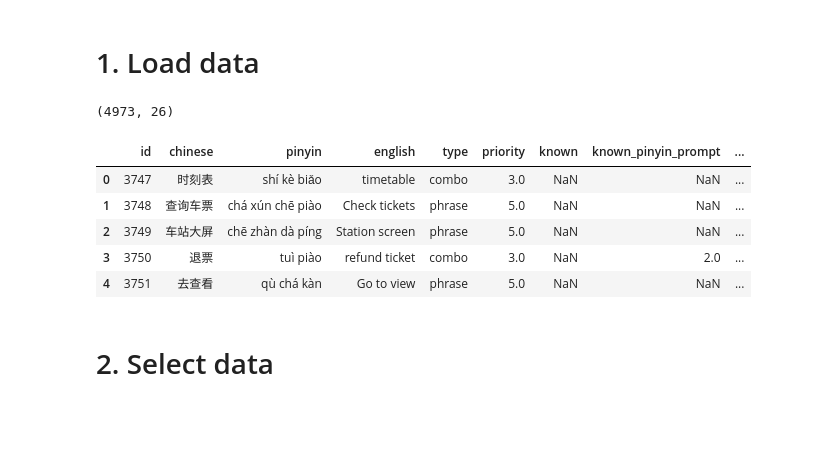
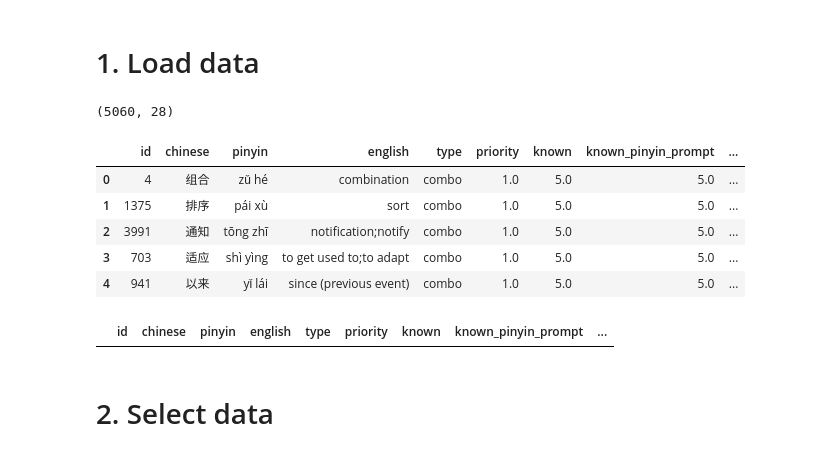
Before and after one commit to srcole/mandarin_data, a Jupyter notebook: 02_audio_generation/02_audio_from_sheet.ipynb, the cells around one changed output. Drawn from its saved outputs; the diff is of its cells as text; code cells hidden in the pictures; blank space fills up the shorter version.

```diff
--- a/02_audio_generation/02_audio_from_sheet.ipynb
+++ b/02_audio_generation/02_audio_from_sheet.ipynb
@@ -201,26 +185,38 @@ df_all_recordings_tomake
 # %%
 cols_keep = [
     'id', 'chinese', 'pinyin', 'english',
     'type', 'priority', 'known', 'known_pinyin_prompt', 'known_english_prompt',
     'phonetic', 'category1', 'category2', 'quality',
     'word1', 'word1_english', 'word2', 'word2_english', 'word3', 'word3_english', 'word4', 'word4_english',
-    'sentence', 'sentence_pinyin', 'sentence_english', 'date', 'cat1']
+    'sentence', 'sentence_pinyin', 'sentence_english', 'date', 'cat1', 'per', 'adu']
 sheet_url = 'https://docs.google.com/spreadsheets/d/1pw9EAIvtiWenPDBFBIf7pwTh0FvIbIR0c3mY5gJwlDk/edit#gid=0'
 sheet_url = sheet_url.replace('/edit#gid=', '/export?format=csv&gid=')
 df = pd.read_csv(sheet_url)[cols_keep]
 df = df.dropna(subset=['chinese', 'english'])
 df['known_english_prompt'] = df['known_english_prompt'].fillna(6)
+df['known_pinyin_prompt'] = df['known_pinyin_prompt'].fillna(6)
 df['quality'] = df['quality'].fillna(5)
+df['per'] = df['per'].fillna(5)
+df['adu'] = df['adu'].fillna(5)
+df['date'] = df['date'].fillna('2025-01-02')
 print(df.shape)
 df.head()
 # %% [output]
-(4973, 26)
+(5060, 28)
 |  | id | chinese | pinyin | english | type | priority | known | known_pinyin_prompt | ... |
-| 0 | 3747 | 时刻表 | shí kè biǎo | timetable | combo | 3.0 | NaN | NaN | ... |
-| 1 | 3748 | 查询车票 | chá xún chē piào | Check tickets | phrase | 5.0 | NaN | NaN | ... |
-| 2 | 3749 | 车站大屏 | chē zhàn dà píng | Station screen | phrase | 5.0 | NaN | NaN | ... |
-| 3 | 3750 | 退票 | tuì piào | refund ticket | combo | 3.0 | NaN | 2.0 | ... |
-| 4 | 3751 | 去查看 | qù chá kàn | Go to view | phrase | 5.0 | NaN | NaN | ... |
+| 0 | 4 | 组合 | zǔ hé | combination | combo | 1.0 | 5.0 | 5.0 | ... |
+| 1 | 1375 | 排序 | pái xù | sort | combo | 1.0 | 5.0 | 5.0 | ... |
+| 2 | 3991 | 通知 | tōng zhī | notification;notify | combo | 1.0 | 5.0 | 5.0 | ... |
+| 3 | 703 | 适应 | shì yìng | to get used to;to adapt | combo | 1.0 | 5.0 | 5.0 | ... |
+| 4 | 941 | 以来 | yǐ lái | since (previous event) | combo | 1.0 | 5.0 | 5.0 | ... |
+# %%
+# Check for duplicates. fix if there are any
+df_dups = df['chinese'].value_counts()
+df_dups = df_dups[df_dups > 1]
+df_dups = df[df['chinese'].isin(df_dups.index)].sort_values(['chinese'])
+df_dups
+# %% [output]
+|  | id | chinese | pinyin | english | type | priority | known | known_pinyin_prompt | ... |
 # %% [markdown]
 # 2. Select data
 # %%
```
Also changed, not shown: parts of 12 cells of this notebook.
